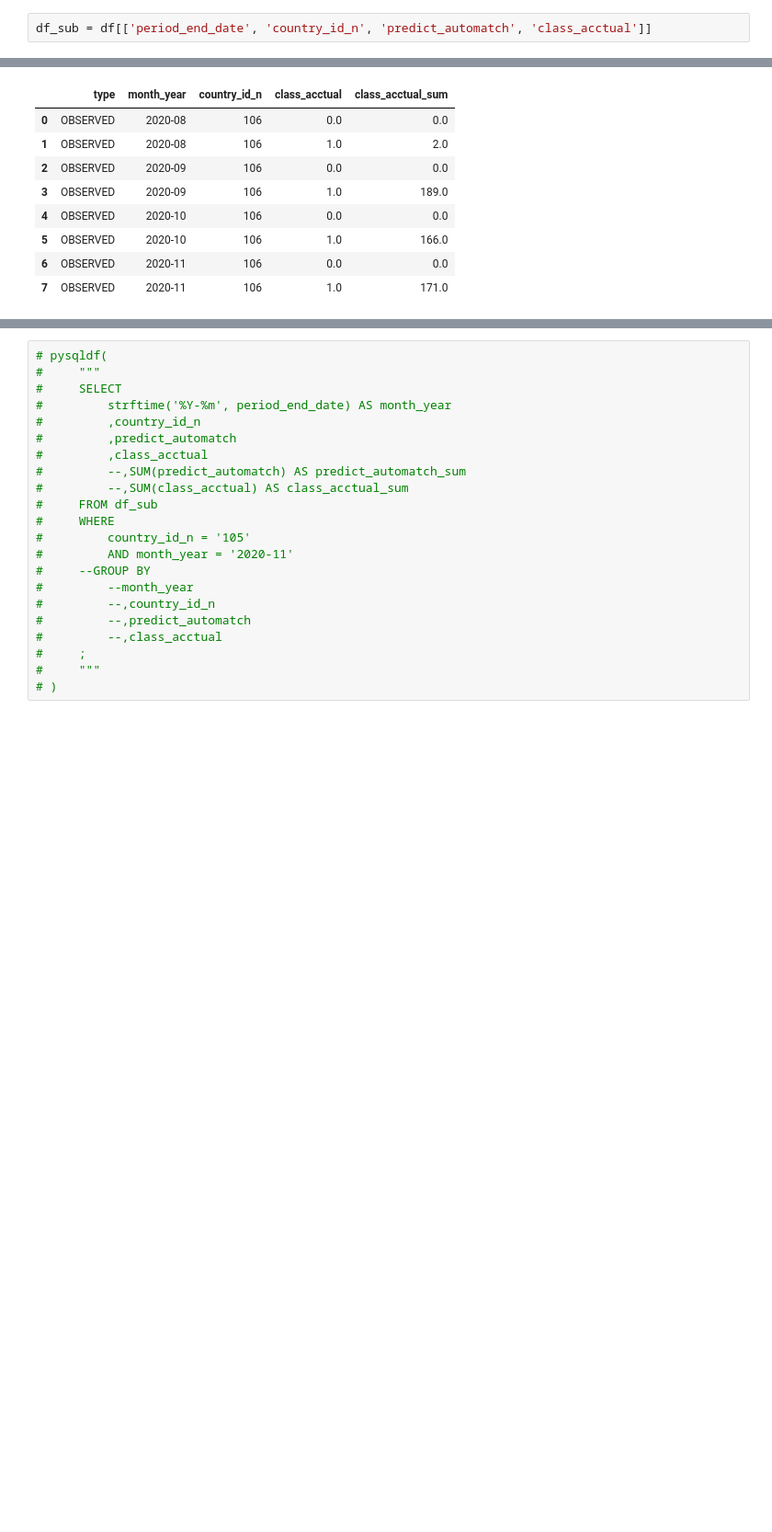
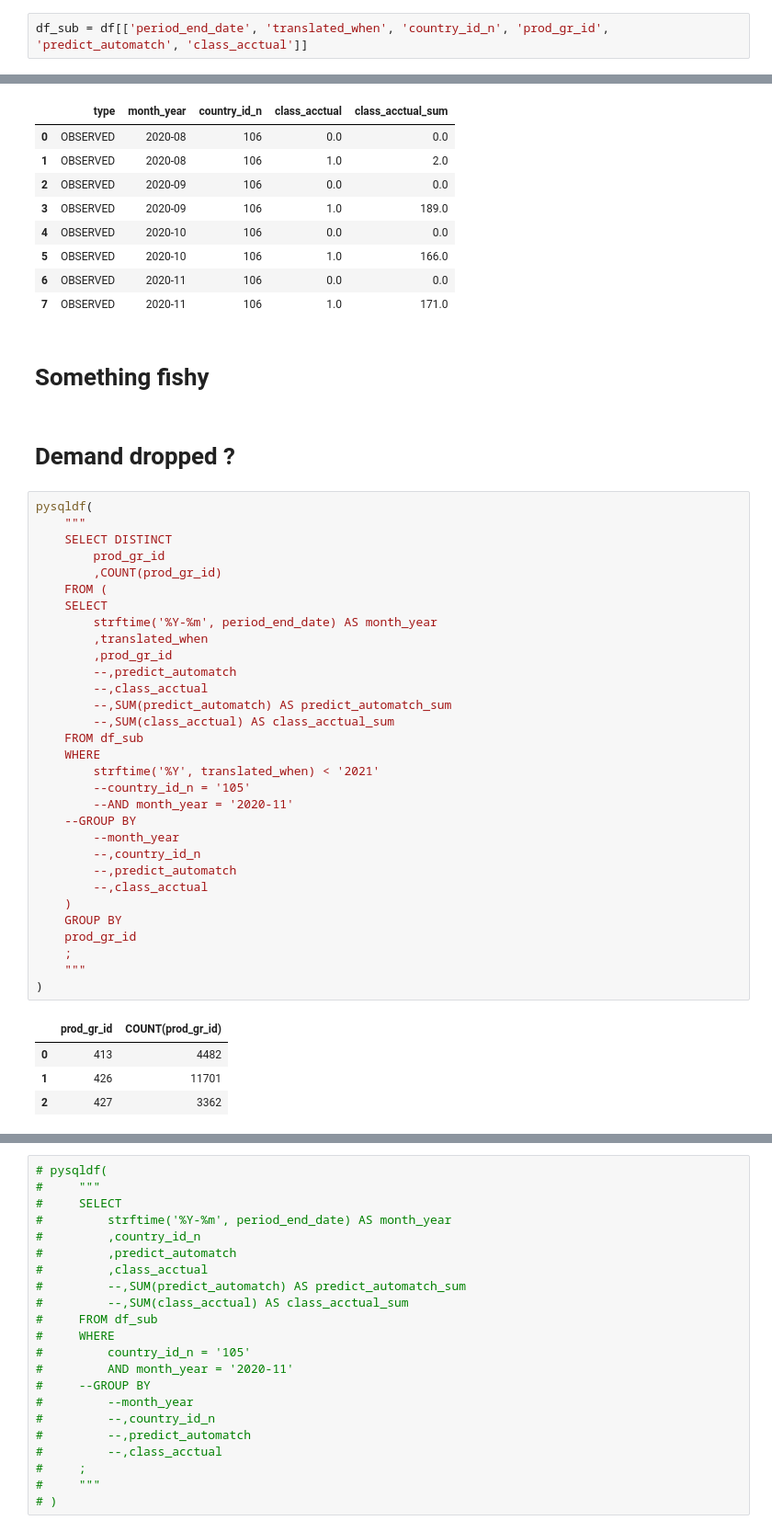
Before and after one commit to KonuTech/gfk_ml_ops_data_analyst, a Jupyter notebook: Profiler.ipynb, the cells around one changed output, grey strips where cells are left out. Shown: that part at 92% size. Saved outputs shown, nothing was run; the diff lists cells and outputs as text; blank space fills up the shorter version.

```diff
--- a/Profiler.ipynb
+++ b/Profiler.ipynb
@@ -282,7 +282,7 @@ Predicted:
 # %% [markdown]
 ![image info](./docs/images/monthly_stability/class_acctual/country_id_n/CLASS_106_monthly_stability_grouped.jpg)
 # %%
-df_sub = df[['period_end_date', 'country_id_n', 'predict_automatch', 'class_acctual']]
+df_sub = df[['period_end_date', 'translated_when', 'country_id_n', 'prod_gr_id', 'predict_automatch', 'class_acctual']]
 # %%
 pysqldf(
     """
@@ -350,3 +350,43 @@ pysqldf(
 | 5 | OBSERVED | 2020-10 | 106 | 1.0 | 166.0 |
 | 6 | OBSERVED | 2020-11 | 106 | 0.0 | 0.0 |
 | 7 | OBSERVED | 2020-11 | 106 | 1.0 | 171.0 |
+# %% [markdown]
+# Something fishy
+# %% [markdown]
+# Demand dropped ?
+# %%
+pysqldf(
+    """
+    SELECT DISTINCT
+        prod_gr_id
+        ,COUNT(prod_gr_id)
+    FROM (
+    SELECT
+        strftime('%Y-%m', period_end_date) AS month_year
+        ,translated_when
+        ,prod_gr_id
+        --,predict_automatch
+        --,class_acctual
+        --,SUM(predict_automatch) AS predict_automatch_sum
+        --,SUM(class_acctual) AS class_acctual_sum
+    FROM df_sub
+    WHERE
+        strftime('%Y', translated_when) < '2021'
+        --country_id_n = '105'
+        --AND month_year = '2020-11'
+    --GROUP BY
+        --month_year
+        --,country_id_n
+        --,predict_automatch
+        --,class_acctual
+    )
+    GROUP BY
+    prod_gr_id
+    ;
+    """
+)
+# %% [output]
+|  | prod_gr_id | COUNT(prod_gr_id) |
+| 0 | 413 | 4482 |
+| 1 | 426 | 11701 |
+| 2 | 427 | 3362 |
```
Also changed, not shown: parts of 1 cell of this notebook.
